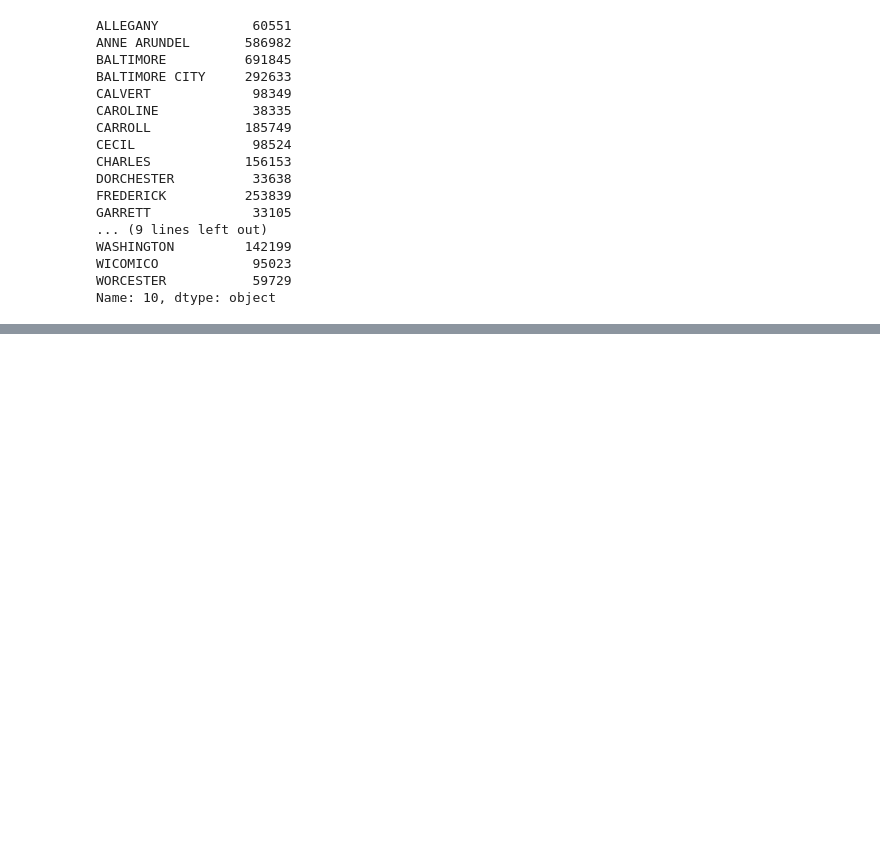
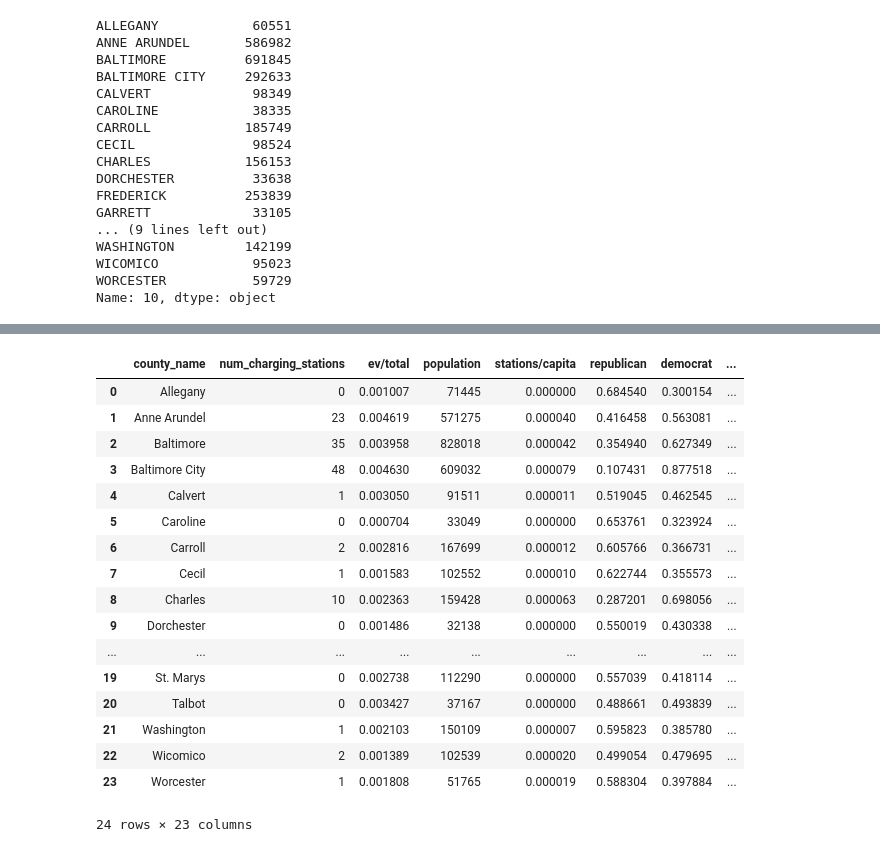
Before and after one commit to chen3e/COMP4447-final, a Jupyter notebook: Final Project.ipynb, the cells around one changed output, grey strips where cells are left out. Drawn from its saved outputs; the diff is of its cells as text; code cells hidden in the pictures; blank space fills up the shorter version.

```diff
--- a/Final Project.ipynb
+++ b/Final Project.ipynb
@@ -212,26 +270,20 @@ county_politics = []
 county_rows
 for row in county_rows:
     children = row.findAll('td')
-#     county_name = children[0].text.replace('\'', ''),
     county_votes = [int(i.text.replace(',', '')) for i in children[1:]]
     county_politics.append({
         'county_name': children[0].text.replace('\'', '').lstrip().rstrip(),
         'county_votes': county_votes,
-        'county_red': county_votes[0]/sum(county_votes),
-        'county_blue': county_votes[1]/sum(county_votes),
-        'county_lib': county_votes[2]/sum(county_votes),
-        'county_green': county_votes[3]/sum(county_votes),
+        'county_republican': county_votes[0]/sum(county_votes),
+        'county_democrat': county_votes[1]/sum(county_votes),
+        'county_libertarian': county_votes[2]/sum(county_votes),
+        'county_greens': county_votes[3]/sum(county_votes),
     })
-# [i['county_name'] in list(combined_df['county_name'].values) for i in county_politics]
-# print([i['county_name'] for i in county_politics])
-# print(list(combined_df['county_name'].values))
-# list(combined_df['county_name'].values)
 
 def add_political_leaning(row, party):
     return list(filter(lambda x: x['county_name'] == row['county_name'], county_politics))[0]['county_'+party]
 
-combined_df['red'] = combined_df.apply(lambda row: add_political_leaning(row, 'red'), axis=1)
-combined_df['blue'] = combined_df.apply(lambda row: add_political_leaning(row, 'blue'), axis=1)
-combined_df['lib'] = combined_df.apply(lambda row: add_political_leaning(row, 'lib'), axis=1)
-combined_df['green'] = combined_df.apply(lambda row: add_political_leaning(row, 'green'), axis=1)
-combined_df
+combined_df['republican'] = combined_df.apply(lambda row: add_political_leaning(row, 'republican'), axis=1)
+combined_df['democrat'] = combined_df.apply(lambda row: add_political_leaning(row, 'democrat'), axis=1)
+combined_df['libertarian'] = combined_df.apply(lambda row: add_political_leaning(row, 'libertarian'), axis=1)
+combined_df['greens'] = combined_df.apply(lambda row: add_political_leaning(row, 'greens'), axis=1)
@@ -256,3 +386,27 @@ combined_df
+# %%
+for i in census_county_data.keys():
+    combined_df[i] = census_county_data[i]
+combined_df = combined_df.drop(columns=['num_total_vehicles', 'num_ev'])
+combined_df
+# %% [output]
+|  | county_name | num_charging_stations | ev/total | population | stations/capita | republican | democrat | ... |
+| 0 | Allegany | 0 | 0.001007 | 71445 | 0.000000 | 0.684540 | 0.300154 | ... |
+| 1 | Anne Arundel | 23 | 0.004619 | 571275 | 0.000040 | 0.416458 | 0.563081 | ... |
+| 2 | Baltimore | 35 | 0.003958 | 828018 | 0.000042 | 0.354940 | 0.627349 | ... |
+| 3 | Baltimore City | 48 | 0.004630 | 609032 | 0.000079 | 0.107431 | 0.877518 | ... |
+| 4 | Calvert | 1 | 0.003050 | 91511 | 0.000011 | 0.519045 | 0.462545 | ... |
+| 5 | Caroline | 0 | 0.000704 | 33049 | 0.000000 | 0.653761 | 0.323924 | ... |
+| 6 | Carroll | 2 | 0.002816 | 167699 | 0.000012 | 0.605766 | 0.366731 | ... |
+| 7 | Cecil | 1 | 0.001583 | 102552 | 0.000010 | 0.622744 | 0.355573 | ... |
+| 8 | Charles | 10 | 0.002363 | 159428 | 0.000063 | 0.287201 | 0.698056 | ... |
+| 9 | Dorchester | 0 | 0.001486 | 32138 | 0.000000 | 0.550019 | 0.430338 | ... |
+| ... | ... | ... | ... | ... | ... | ... | ... | ... |
+| 19 | St. Marys | 0 | 0.002738 | 112290 | 0.000000 | 0.557039 | 0.418114 | ... |
+| 20 | Talbot | 0 | 0.003427 | 37167 | 0.000000 | 0.488661 | 0.493839 | ... |
+| 21 | Washington | 1 | 0.002103 | 150109 | 0.000007 | 0.595823 | 0.385780 | ... |
+| 22 | Wicomico | 2 | 0.001389 | 102539 | 0.000020 | 0.499054 | 0.479695 | ... |
+| 23 | Worcester | 1 | 0.001808 | 51765 | 0.000019 | 0.588304 | 0.397884 | ... |
+24 rows × 23 columns
 # %%
 import numpy as np
 import matplotlib.pyplot as plt
```
Also changed, not shown: parts of 6 cells of this notebook.
